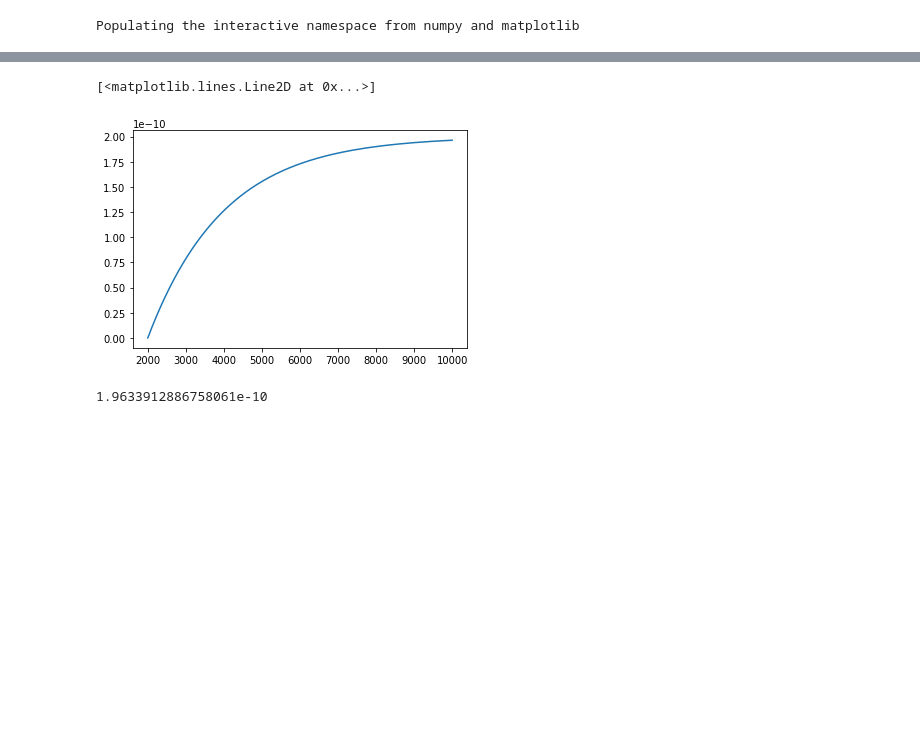
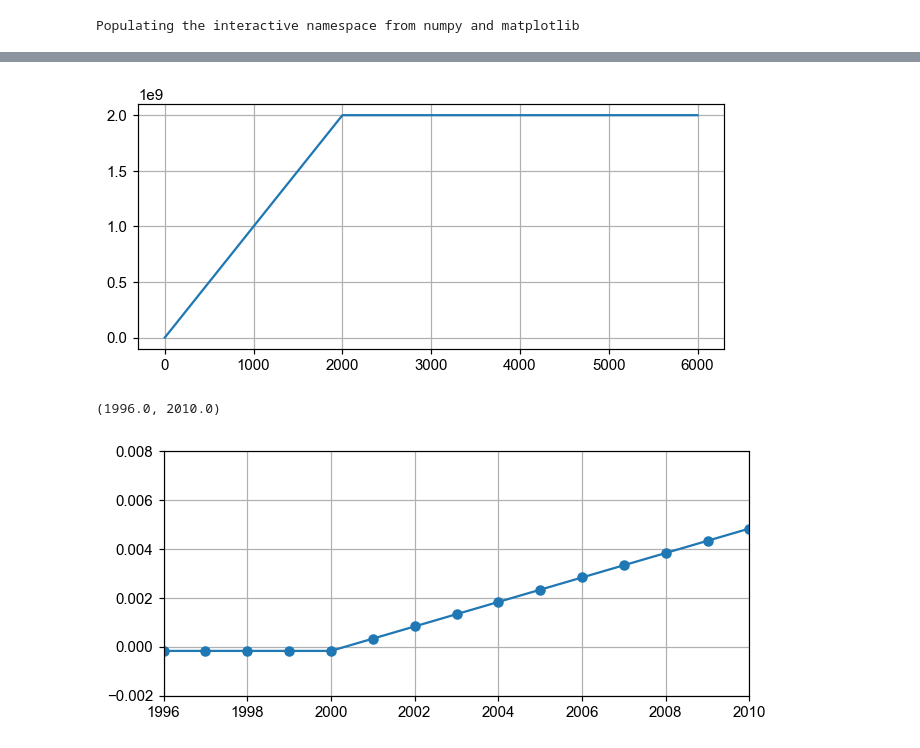
Before and after one commit to OURadar/RadarKit, a Jupyter notebook: python/RKClock Simulation.ipynb, the cells around one changed output, grey strips where cells are left out. Saved outputs shown, nothing was run; the diff lists cells and outputs as text; code cells hidden in the pictures; blank space fills up the shorter version.

```diff
--- a/python/RKClock Simulation.ipynb
+++ b/python/RKClock Simulation.ipynb
@@ -53,9 +77,5 @@ matplotlib.pyplot.plot(t - y)
 # %%
-matplotlib.pyplot.plot(h_dx)
+matplotlib.pyplot.plot(u - h_u0)
+matplotlib.pyplot.grid()
 # %% [output]
-[<matplotlib.lines.Line2D at 0x...>]
-[figure, old version]
+[figure, new version]
-# %%
-dx
-# %% [output]
-1.9633912886758061e-10
@@ -65,0 +82,8 @@ u
+# %%
+matplotlib.pyplot.plot(h_x0 - 7000.0, '-o')
+matplotlib.pyplot.grid()
+matplotlib.pyplot.ylim([-0.002, 0.008])
+matplotlib.pyplot.xlim(np.array([N - 4, N + 10], dtype=np.float32))
+# %% [output]
+(1996.0, 2010.0)
+[figure, added]
```
Also changed, not shown: parts of 8 cells of this notebook, 1 other file.
